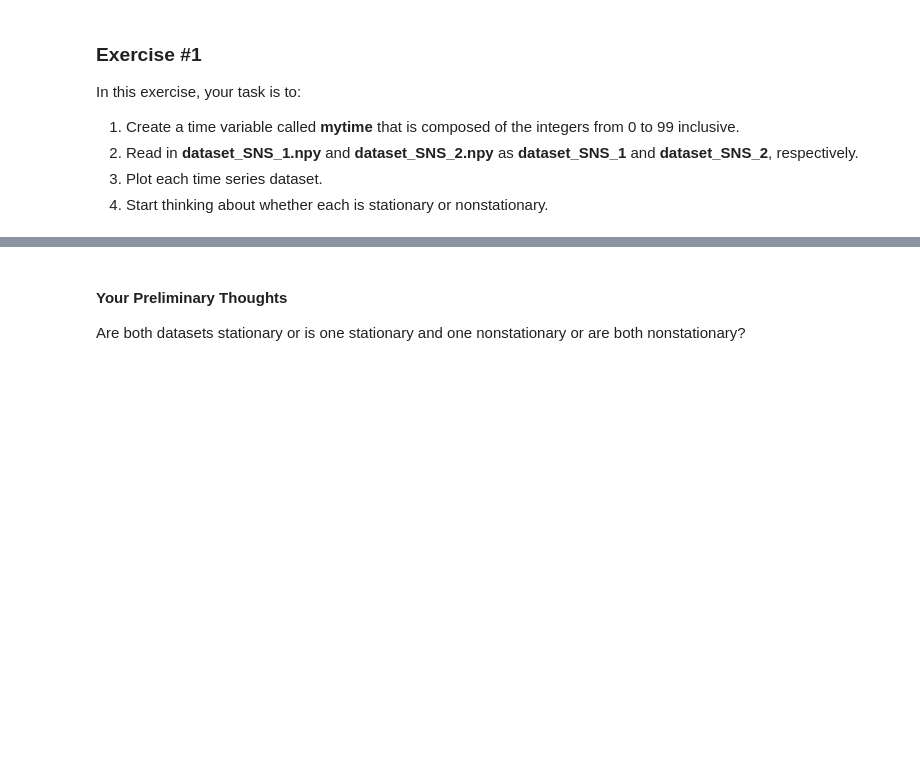
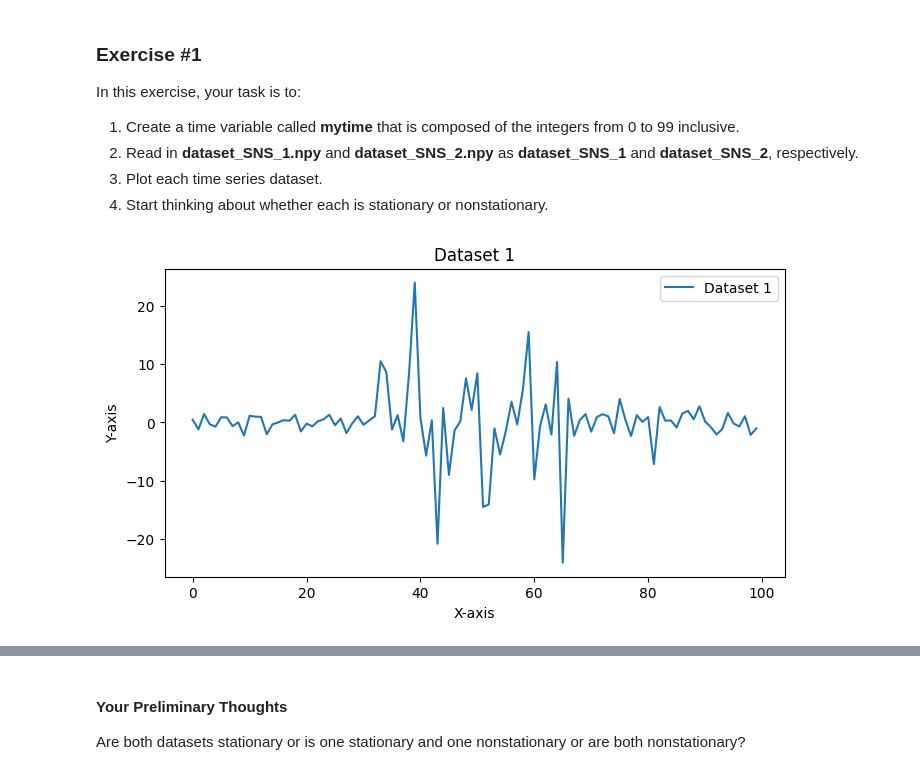
Before and after one commit to jvtaylar-cpe/SpecialTopicsDS, a Jupyter notebook: Module 2/Notebooks/Introduction_to_Stationarity_student.ipynb, the cells around one changed output, grey strips where cells are left out. Drawn from its saved outputs; the diff is of its cells as text; code cells hidden in the pictures; blank space fills up the shorter version.

```diff
--- a/Module 2/Notebooks/Introduction_to_Stationarity_student.ipynb
+++ b/Module 2/Notebooks/Introduction_to_Stationarity_student.ipynb
@@ -210,0 +208,12 @@ dataset_SNS_2 = np.load(path_to_file + "dataset_SNS_2.npy")
+# %%
+# plot dataset_SNS_1
+plt.figure(figsize=(8,4))
+plt.plot(dataset_SNS_1,label="Dataset 1")
+plt.title("Dataset 1")
+plt.xlabel("X-axis")
+plt.ylabel("Y-axis")
+
+plt.legend()
+plt.show()
+# %% [output]
+[figure, added]
```
Also changed, not shown: parts of 24 cells of this notebook, 9 other files.
